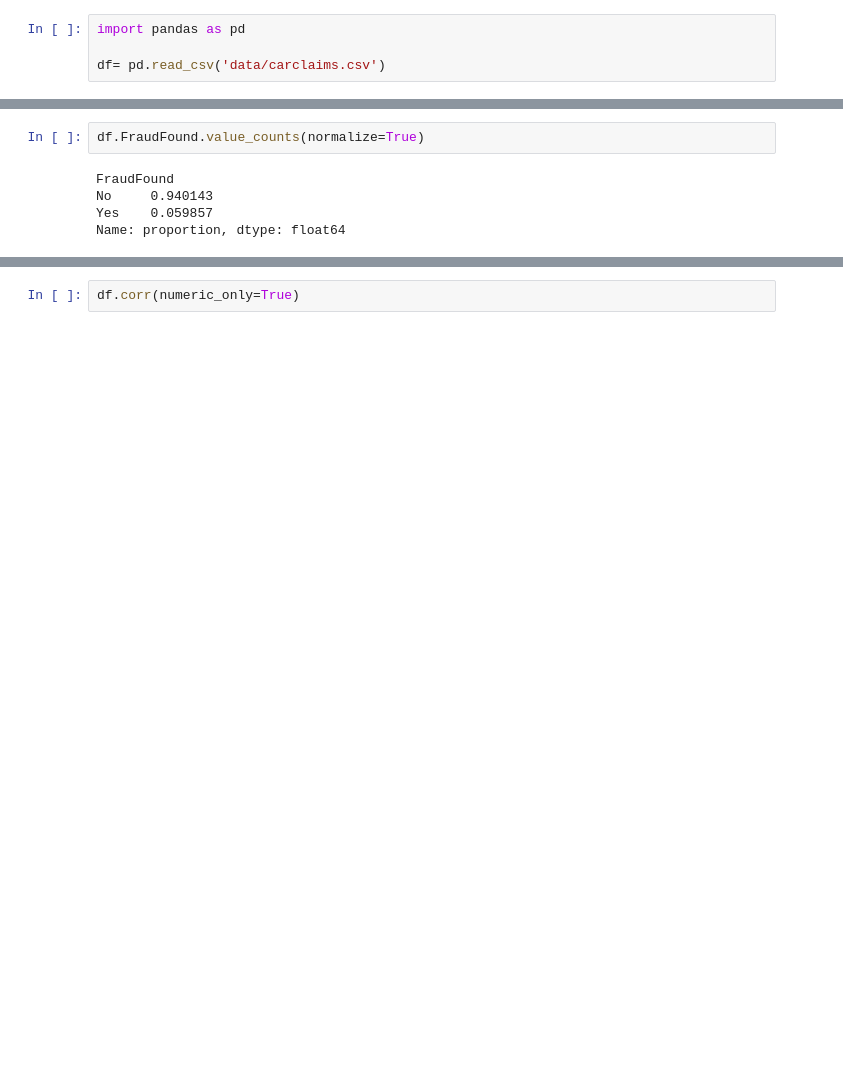
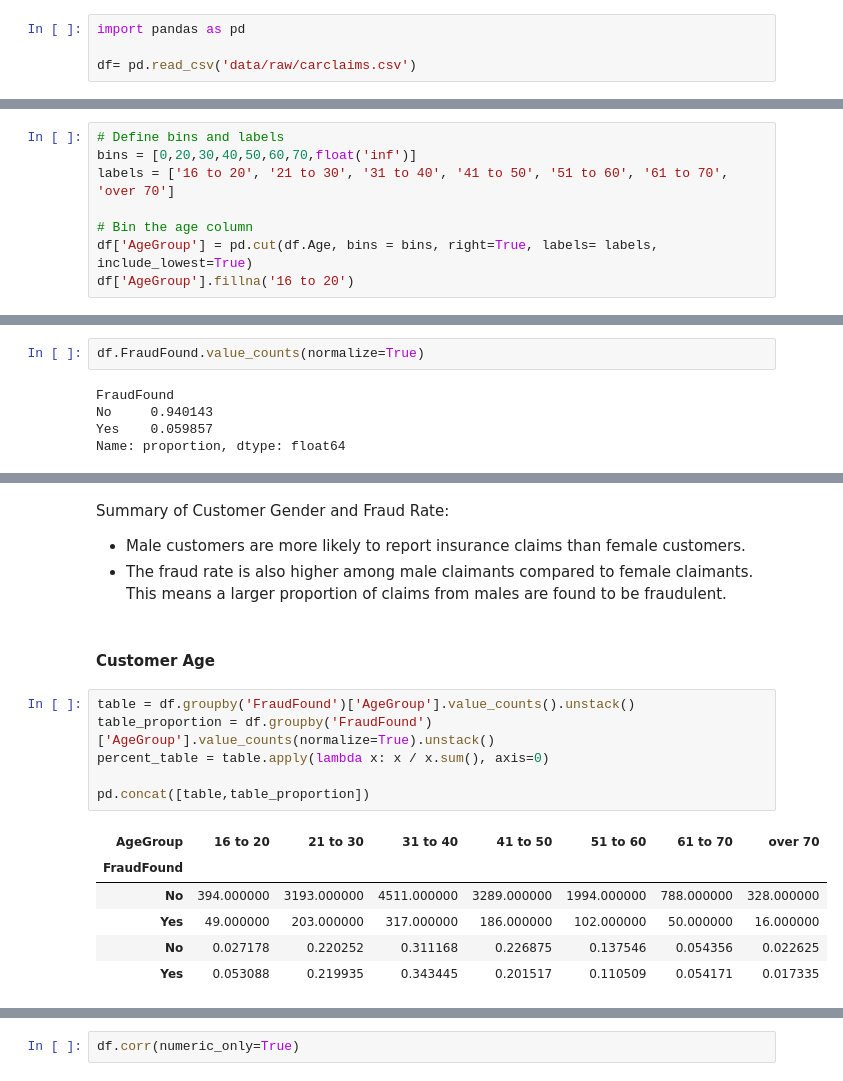
Before and after one commit to fatinshariff/auto-insurance-fraud-detection, a Jupyter notebook: data_exploration.ipynb, the cells around one changed output, grey strips where cells are left out. Saved outputs shown, nothing was run; the diff lists cells and outputs as text; blank space fills up the shorter version.

Commit message:
Add Fraud pattern analysis and statistical significance

```diff
--- a/data_exploration.ipynb
+++ b/data_exploration.ipynb
@@ -9,7 +9,7 @@ The dataset has 32 features in a total of which 6 are ordinal, 25 are categorica
 # %%
 import pandas as pd
 
-df= pd.read_csv('data/carclaims.csv')
+df= pd.read_csv('data/raw/carclaims.csv')
 # %%
 df.head()
 # %% [output]
@@ -134,3 +152,11 @@ over 65      508
 21 to 25     108
 18 to 20      15
 Name: count, dtype: int64
+# %%
+# Define bins and labels
+bins = [0,20,30,40,50,60,70,float('inf')]
+labels = ['16 to 20', '21 to 30', '31 to 40', '41 to 50', '51 to 60', '61 to 70', 'over 70']
+
+# Bin the age column
+df['AgeGroup'] = pd.cut(df.Age, bins = bins, right=True, labels= labels, include_lowest=True)
+df['AgeGroup'].fillna('16 to 20')
@@ -149,0 +373,20 @@ As clarified earlier, this is an inbalance dataset with ~6% target is fraud.
+# %% [markdown]
+Summary of Customer Gender and Fraud Rate:
+
+- Male customers are more likely to report insurance claims than female customers.
+- The fraud rate is also higher among male claimants compared to female claimants. This means a larger proportion of claims from males are found to be fraudulent.
+# %% [markdown]
+#### Customer Age
+# %%
+table = df.groupby('FraudFound')['AgeGroup'].value_counts().unstack()
+table_proportion = df.groupby('FraudFound')['AgeGroup'].value_counts(normalize=True).unstack()
+percent_table = table.apply(lambda x: x / x.sum(), axis=0)
+
+pd.concat([table,table_proportion])
+# %% [output]
+| AgeGroup | 16 to 20 | 21 to 30 | 31 to 40 | 41 to 50 | 51 to 60 | 61 to 70 | over 70 |
+| FraudFound |  |  |  |  |  |  |  |
+| No | 394.000000 | 3193.000000 | 4511.000000 | 3289.000000 | 1994.000000 | 788.000000 | 328.000000 |
+| Yes | 49.000000 | 203.000000 | 317.000000 | 186.000000 | 102.000000 | 50.000000 | 16.000000 |
+| No | 0.027178 | 0.220252 | 0.311168 | 0.226875 | 0.137546 | 0.054356 | 0.022625 |
+| Yes | 0.053088 | 0.219935 | 0.343445 | 0.201517 | 0.110509 | 0.054171 | 0.017335 |
```
Also changed, not shown: parts of 58 cells of this notebook.
